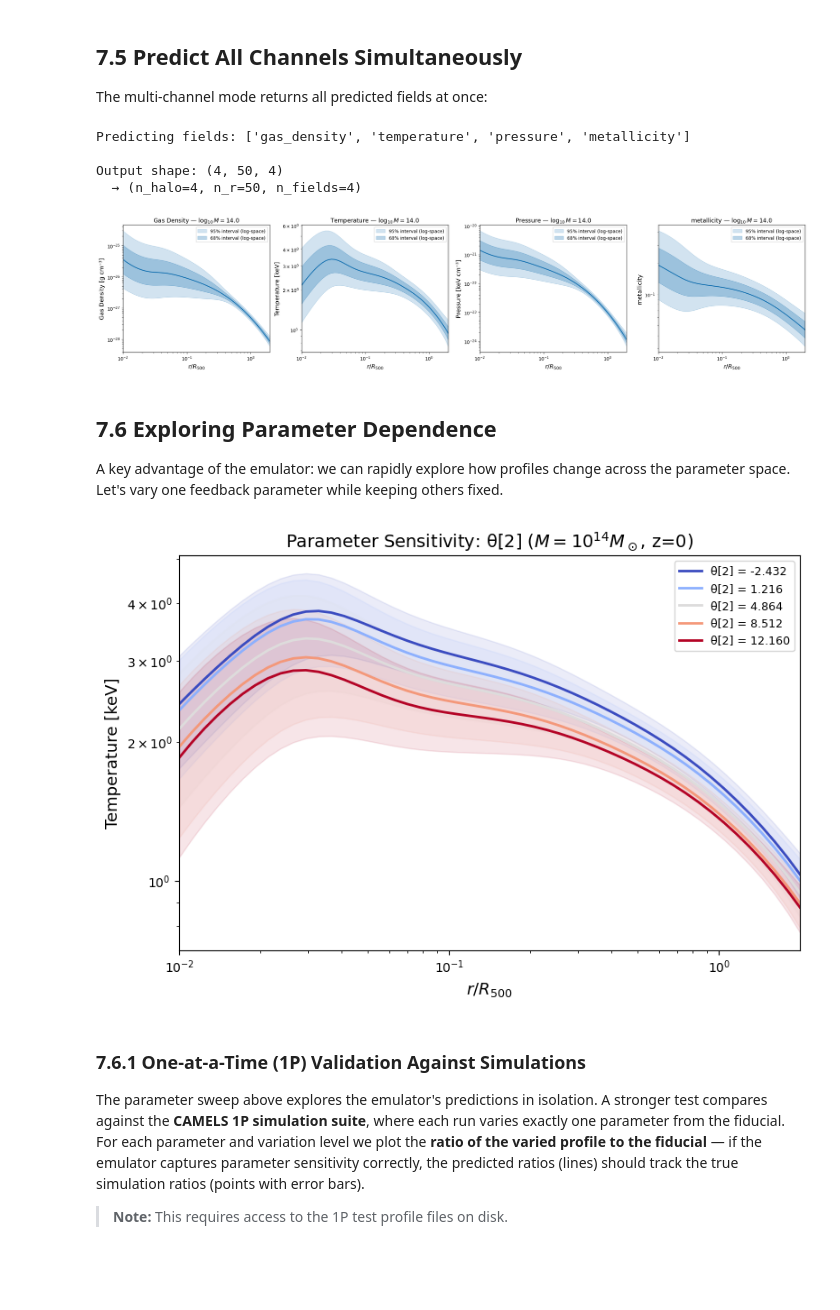
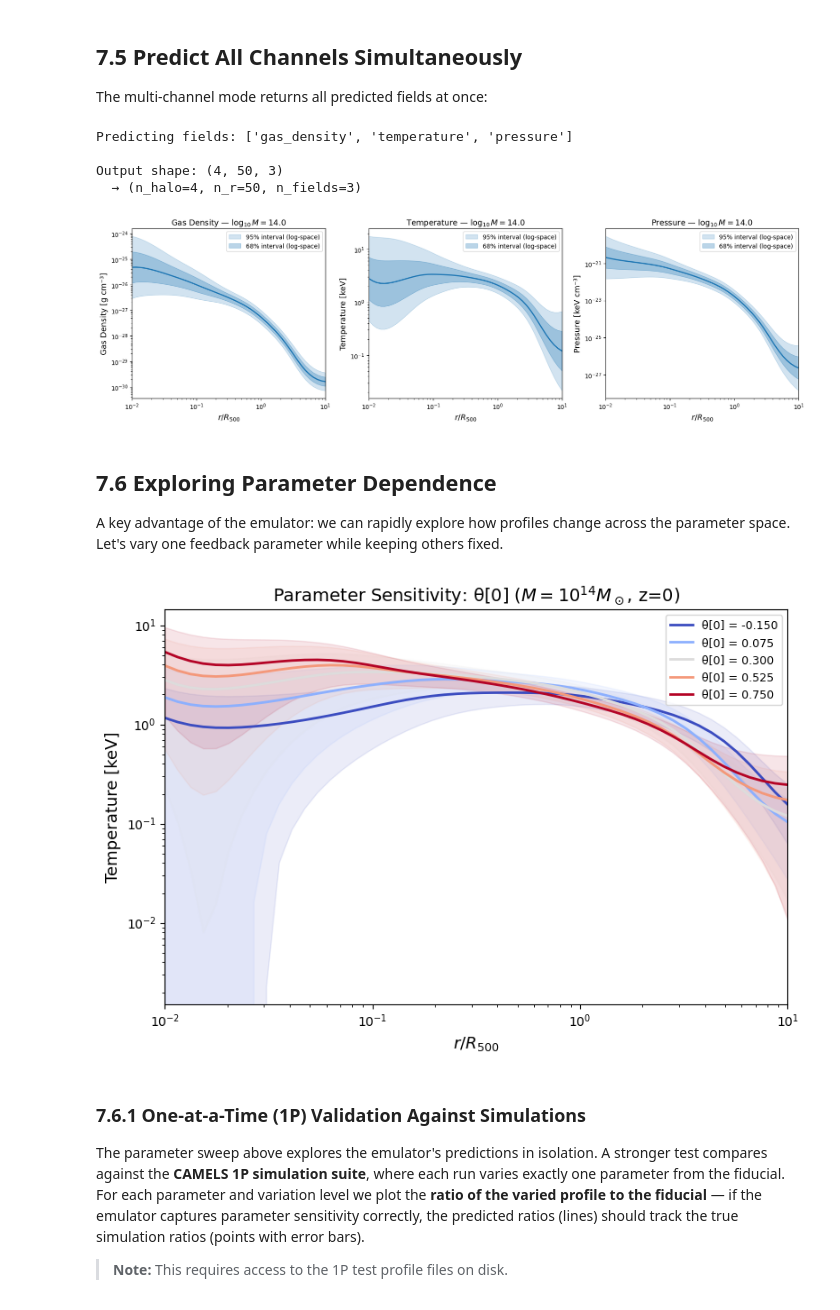
Before and after one commit to Maxelee/cosmoANP, a Jupyter notebook: notebooks/anp_emulator_tutorial.ipynb, the cells around one changed output. Cells and saved outputs as stored; diff of their text form; code cells hidden in the pictures; blank space fills up the shorter version.

```diff
--- a/notebooks/anp_emulator_tutorial.ipynb
+++ b/notebooks/anp_emulator_tutorial.ipynb
@@ -367,7 +367,7 @@ The `Emulator.from_run_dir()` method loads the best checkpoint from a training r
 # Point to a completed training run
 
 run_name = "anp_all_profiles_20260325_175639"
-# run_name = "anp_all_profiles_20260324_114428" # multi redshift
+run_name = "anp_all_profiles_20260324_114428" # multi redshift
 
 run_dir_candidates = [
     Path("anp_training_runs") / run_name,       # if cwd is repo root
@@ -405,12 +405,18 @@ We need three things:
 3. **$r/R_{500}$**: radial bins in units of $R_{500}$
 
 For this demo we use fiducial parameters and a logarithmic grid of masses.
+# %%
+theta_fiducial = np.array([ 3.000e-01,  8.000e-01,  3.600e+00,  1.000e+00,  7.400e+00,
+        2.000e+01,  4.900e-02,  6.711e-01,  9.624e-01,  2.270e+00,
+        3.000e-01, -2.300e+00,  8.000e+00,  1.000e-01,  0.000e+00,
+        5.000e-02,  3.500e+02,  2.500e-01,  2.000e-03,  2.000e+00,
+        6.000e-01,  8.000e-05,  1.000e+00,  1.000e+00,  1.000e-01,
+        2.000e-01,  2.000e-03,  2.000e+00,  1.000e+00,  0.000e+00,
+        1.000e+00,  0.000e+00,  1.300e-03,  1.120e+00,  2.000e+00])
 # %%
 # ---- Fiducial CAMELS parameters (IllustrisTNG, SB35) ----
 # In practice, these come from the simulation parameter CSV.
 # For a quick demo, use the training-set mean stored in the checkpoint.
-x_mean_np = emu.x_mean.cpu().numpy()
-theta_fiducial = x_mean_np[emu.theta_start_idx : emu.theta_start_idx + emu.theta_dim].copy()
 print(f"θ shape: {theta_fiducial.shape}")
 print(f"θ[:5]:   {theta_fiducial[:5]}  (first 5 values)")
 
@@ -420,7 +426,7 @@ masses = 10.0 ** log_masses  # solar masses
 print(f"\nHalo masses: {['10^{:.1f}'.format(lm) for lm in log_masses]} M☉")
 
 # ---- Radial bins ----
-r_over_r500 = np.logspace(-2, 0.3, 50)  # 0.01 to ~2 R500
+r_over_r500 = np.logspace(-2, 1, 50)  # 0.01 to ~2 R500
 print(f"Radial bins: {len(r_over_r500)} points from {r_over_r500[0]:.3f} to {r_over_r500[-1]:.2f} R500")
 # %% [output]
 θ shape: (35,)
@@ -526,10 +532,10 @@ pred_all = emu.predict(
 print(f"\nOutput shape: {pred_all.mean.shape}")
 print(f"  → (n_halo={len(masses)}, n_r={len(r_over_r500)}, n_fields={len(all_fields)})")
 # %% [output]
-Predicting fields: ['gas_density', 'temperature', 'pressure', 'metallicity']
+Predicting fields: ['gas_density', 'temperature', 'pressure']
 
-Output shape: (4, 50, 4)
-  → (n_halo=4, n_r=50, n_fields=4)
+Output shape: (4, 50, 3)
+  → (n_halo=4, n_r=50, n_fields=3)
 # %%
 # Plot all channels for a single halo mass
 field_labels = {
@@ -584,7 +590,7 @@ for k, (fname, ax) in enumerate(zip(all_fields, axes)):
 plt.tight_layout()
 plt.show()
 # %% [output]
-[figure, old version]
+[figure, new version]
 # %% [markdown]
 ## 7.6 Exploring Parameter Dependence
 
@@ -592,7 +598,7 @@ A key advantage of the emulator: we can rapidly explore how profiles change acro
 # %%
 # Vary the first astrophysical parameter (index 2 in theta = Omega_m, sigma_8, ASN1, ...)
 # We'll vary the 3rd parameter (ASN1 — SN feedback strength)
-param_idx = 2  # 0-indexed within theta
+param_idx = 0  # 0-indexed within theta
 param_values = np.linspace(
     theta_fiducial[param_idx] - 1.5 * abs(theta_fiducial[param_idx]),
     theta_fiducial[param_idx] + 1.5 * abs(theta_fiducial[param_idx]),
@@ -607,34 +613,34 @@ colors = plt.cm.coolwarm(np.linspace(0, 1, len(param_values)))
 for j, (pval, color) in enumerate(zip(param_values, colors)):
     theta_var = theta_fiducial.copy()
     theta_var[param_idx] = pval
 
     pred_j = emu.predict(
         theta=theta_var,
         M=M_single,
         r_bins=r_over_r500,
         field="temperature",
         snapnum=90,
         n_samples=30,
     )
 
     ax.plot(r_over_r500, pred_j.mean[0], color=color, lw=2,
             label=f"θ[{param_idx}] = {pval:.3f}")
     ax.fill_between(r_over_r500,
                     pred_j.mean[0] - pred_j.total_std[0],
                     pred_j.mean[0] + pred_j.total_std[0],
                     alpha=0.1, color=color)
 
 ax.set_xscale('log')
 ax.set_yscale('log')
 ax.set_xlabel('$r / R_{500}$', fontsize=13)
 ax.set_ylabel('Temperature [keV]', fontsize=13)
 ax.set_title(f'Parameter Sensitivity: θ[{param_idx}] ($M = 10^{{14}} M_\\odot$, z=0)', fontsize=14)
 ax.legend(fontsize=9, loc='best')
 ax.set_xlim(r_over_r500[0], r_over_r500[-1])
 plt.tight_layout()
 plt.show()
 # %% [output]
-[figure, old version]
+[figure, new version]
 # %% [markdown]
 ### 7.6.1 One-at-a-Time (1P) Validation Against Simulations
 
```
Also changed, not shown: parts of 17 cells of this notebook, 3 other files.
